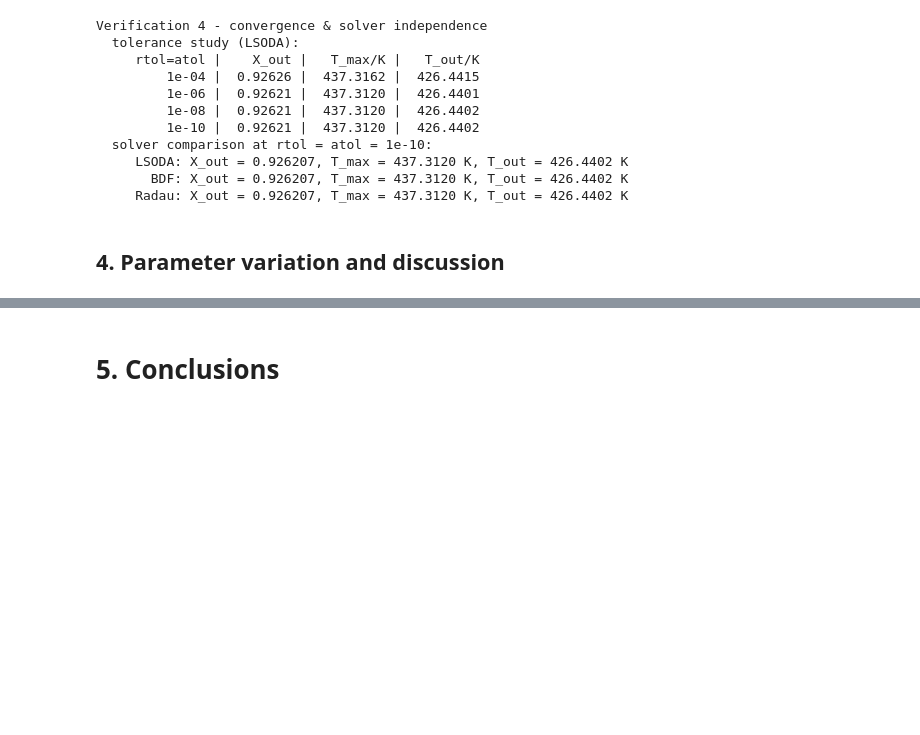
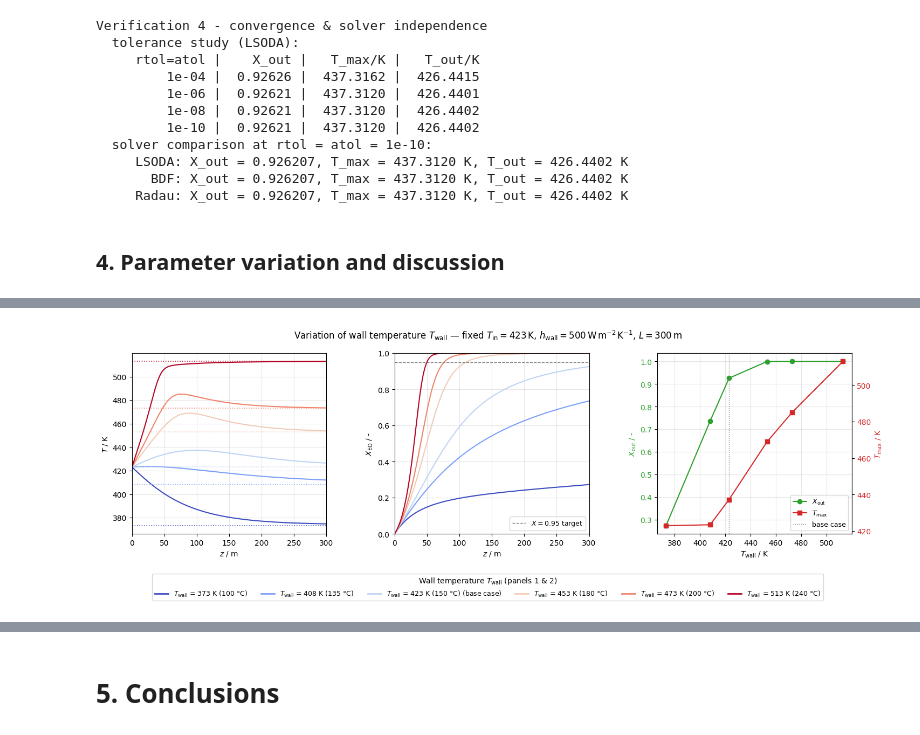
Before and after one commit to PeterSchoenung/CRE3-Assignment-3, a Jupyter notebook: CRT_3_assignment_3_26_Group_5.ipynb, the cells around one changed output, grey strips where cells are left out. Saved outputs shown, nothing was run; the diff lists cells and outputs as text; code cells hidden in the pictures; blank space fills up the shorter version.

```diff
--- a/CRT_3_assignment_3_26_Group_5.ipynb
+++ b/CRT_3_assignment_3_26_Group_5.ipynb
@@ -627,0 +673,70 @@ fig.subplots_adjust(left=0.055, right=0.95, top=0.90, bottom=0.22, wspace=0.32)
+# %%
+# ============================================================
+# Section 4.2 — Plotting: T_wall variation
+# Three panels:
+#   (1) Temperature profiles T(z)
+#   (2) Conversion profiles X_EO(z)
+#   (3) Summary: outlet conversion and hot-spot temperature vs T_wall
+# ============================================================
+from matplotlib.lines import Line2D
+
+n_cases_42 = len(T_wall_values)
+
+# Color map: cold blue (low T_wall) -> warm red (high T_wall)
+colors_42 = [plt.cm.coolwarm(i / (n_cases_42 - 1)) for i in range(n_cases_42)]
+
+fig, (ax1, ax2, ax3) = plt.subplots(1, 3, figsize=(15, 5))
+
+# --- Panels 1 & 2: profiles ---
+for (z, c_EO, c_EG, T, X), col, Tw in zip(results_42, colors_42, T_wall_values):
+    ax1.plot(z, T,   color=col)
+    ax2.plot(z, X,   color=col)
+    # mark T_wall as horizontal reference on the temperature panel
+    ax1.axhline(Tw, color=col, lw=1.2, ls=":", alpha=0.9)
+
+ax1.axvline(0, color="k", lw=0.4)          # reactor inlet marker
+ax1.set(xlabel=r"$z$ / m", ylabel=r"$T$ / K")
+ax1.set_xlim(0, L_fixed); ax1.grid(alpha=0.3)
+
+ax2.axhline(0.95, color="gray", ls="--", lw=1.0, label=r"$X = 0.95$ target")
+ax2.set(xlabel=r"$z$ / m", ylabel=r"$X_\mathrm{EO}$ / -")
+ax2.set_xlim(0, L_fixed); ax2.set_ylim(0, 1)
+ax2.legend(loc="lower right", fontsize=9); ax2.grid(alpha=0.3)
+
+# --- Panel 3: summary (X_out and T_max vs T_wall) ---
+X_out_42  = [res[4][-1]      for res in results_42]   # outlet conversion
+T_max_42  = [res[3].max()    for res in results_42]   # hot-spot temperature
+
+ax3b = ax3.twinx()
+l1, = ax3.plot( T_wall_values, X_out_42, "o-", color="tab:green", label=r"$X_\mathrm{out}$")
+l2, = ax3b.plot(T_wall_values, T_max_42, "s-", color="tab:red",   label=r"$T_\mathrm{max}$")
+
+# Mark base case
+ax3.axvline(423.0, color="gray", ls=":", lw=1.0, label=r"base case ($T_\mathrm{wall}=T_\mathrm{in}$)")
+
+ax3.set_xlabel(r"$T_\mathrm{wall}$ / K")
+ax3.set_ylabel(r"$X_\mathrm{out}$ / -",   color="tab:green")
+ax3b.set_ylabel(r"$T_\mathrm{max}$ / K",  color="tab:red")
+ax3.tick_params(axis="y", labelcolor="tab:green")
+ax3b.tick_params(axis="y", labelcolor="tab:red")
+ax3.grid(alpha=0.3)
+ax3.legend(handles=[l1, l2,
+    Line2D([0],[0], color="gray", ls=":", lw=1.0, label=r"base case")],
+    loc="lower right", fontsize=9)
+
+# --- Shared legend for panels 1 & 2 ---
+case_handles_42 = [
+    Line2D([0],[0], color=col, lw=2, label=label_Twall(Tw))
+    for col, Tw in zip(colors_42, T_wall_values)
+]
+fig.legend(handles=case_handles_42, loc="lower center", bbox_to_anchor=(0.5, -0.04),
+           ncol=n_cases_42, fontsize=9,
+           title=r"Wall temperature $T_\mathrm{wall}$ (panels 1 & 2)")
+
+fig.suptitle(r"Variation of wall temperature $T_\mathrm{wall}$ — fixed $T_\mathrm{in}=423\,\mathrm{K}$, "
+             r"$h_\mathrm{wall}=500\,\mathrm{W\,m^{-2}\,K^{-1}}$, $L=300\,\mathrm{m}$", fontsize=12)
+fig.subplots_adjust(left=0.06, right=0.95, top=0.89, bottom=0.22, wspace=0.35)
+
+fig.savefig("fig_4_2_Twall_variation.png", dpi=150, bbox_inches="tight")
+# %% [output]
+[figure, added]
```
Also changed, not shown: parts of 23 cells of this notebook, 11 other files.
